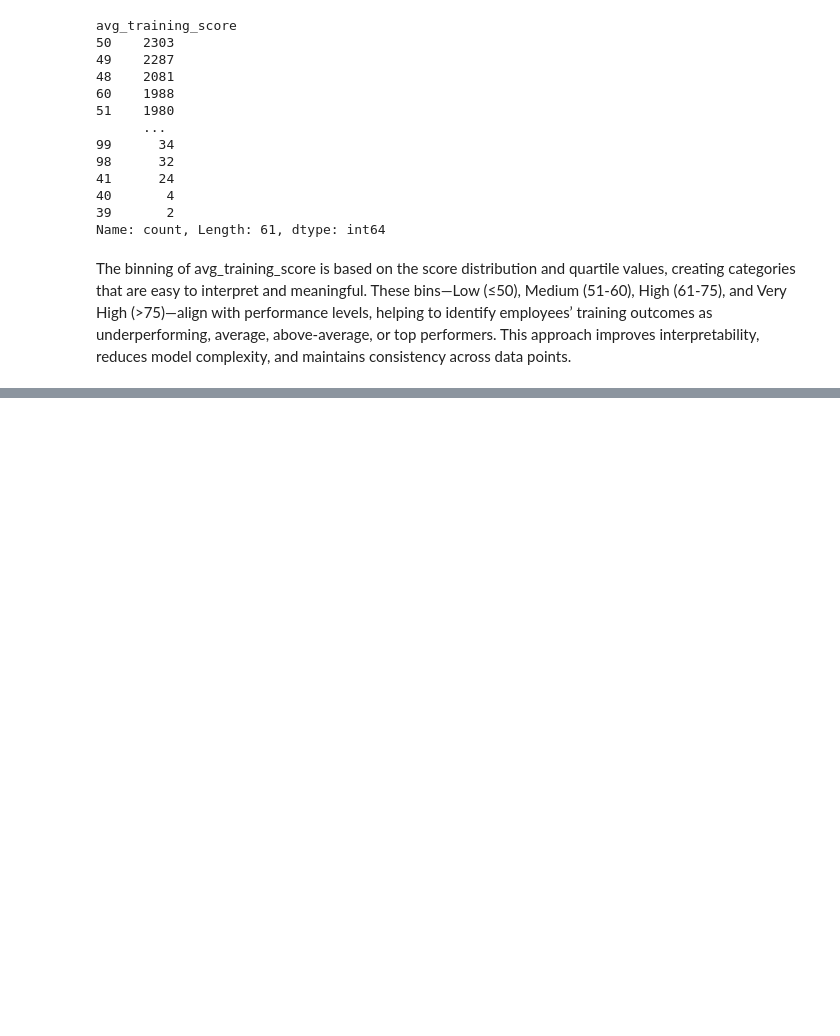
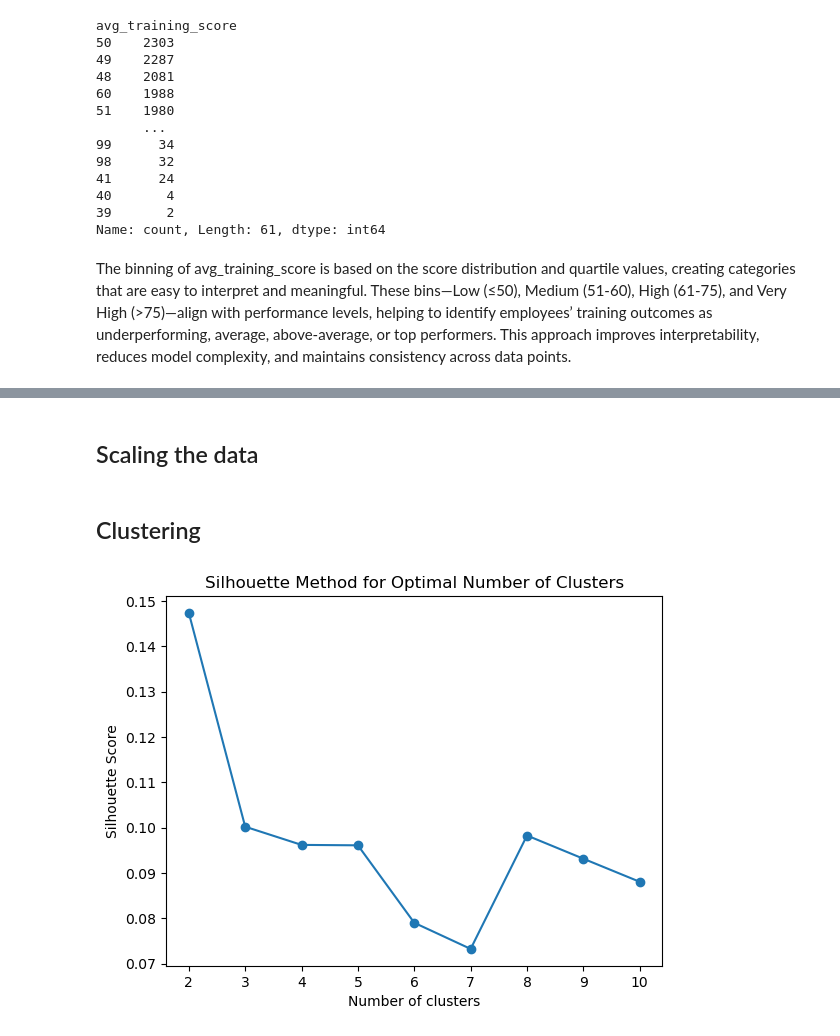
Before and after one commit to bedankibunja/HR-ANALYTICS-Predicting-Employee-Promotions, a Jupyter notebook: Notebook.ipynb, the cells around one changed output, grey strips where cells are left out. Saved outputs shown, nothing was run; the diff lists cells and outputs as text; code cells hidden in the pictures; blank space fills up the shorter version.

Commit message:
Data Pre-processing

```diff
--- a/Notebook.ipynb
+++ b/Notebook.ipynb
@@ -462,0 +507,12 @@ The class distribution shows a significant class imbalance, with 91.3% of instan
+# %%
+from imblearn.over_sampling import SMOTE
+
+# Previous original class distribution
+print('Original class distribution: \n')
+print(y.value_counts())
+smote = SMOTE()
+X_train_resampled, y_train_resampled = smote.fit_resample(X_train, y_train)
+# Preview synthetic sample class distribution
+print('-----------------------------------------')
+print('Synthetic sample class distribution: \n')
+print(pd.Series(y_train_resampled).value_counts())
@@ -462,0 +571,33 @@ The class distribution shows a significant class imbalance, with 91.3% of instan
+# %% [markdown]
+## Scaling the data
+# %%
+# Scaling features (necessary for models like Logistic Regression, SVM, etc.)
+
+scaler = StandardScaler()
+
+# Transform the training and test sets
+X_train_scaled = scaler.fit_transform(X_train_resampled)
+X_test_scaled = scaler.transform(X_test)
+
+# Convert into a DataFrame
+scaled_df_X_train = pd.DataFrame(X_train_scaled, columns=X_train.columns)
+# %% [markdown]
+## Clustering
+# %%
+from sklearn.metrics import silhouette_score
+
+silhouette_scores = []
+for n_clusters in range(2, 11):  # Minimum of 2 clusters for silhouette score
+    kmeans = KMeans(n_clusters=n_clusters, random_state=0)
+    cluster_labels = kmeans.fit_predict(X_train_scaled)
+    silhouette_avg = silhouette_score(X_train_scaled, cluster_labels)
+    silhouette_scores.append(silhouette_avg)
+
+# Plot silhouette scores for each number of clusters
+plt.plot(range(2, 11), silhouette_scores, marker='o')
+plt.xlabel('Number of clusters')
+plt.ylabel('Silhouette Score')
+plt.title('Silhouette Method for Optimal Number of Clusters')
+plt.show()
+# %% [output]
+[figure, added]
```
Also changed, not shown: parts of 23 cells of this notebook.
